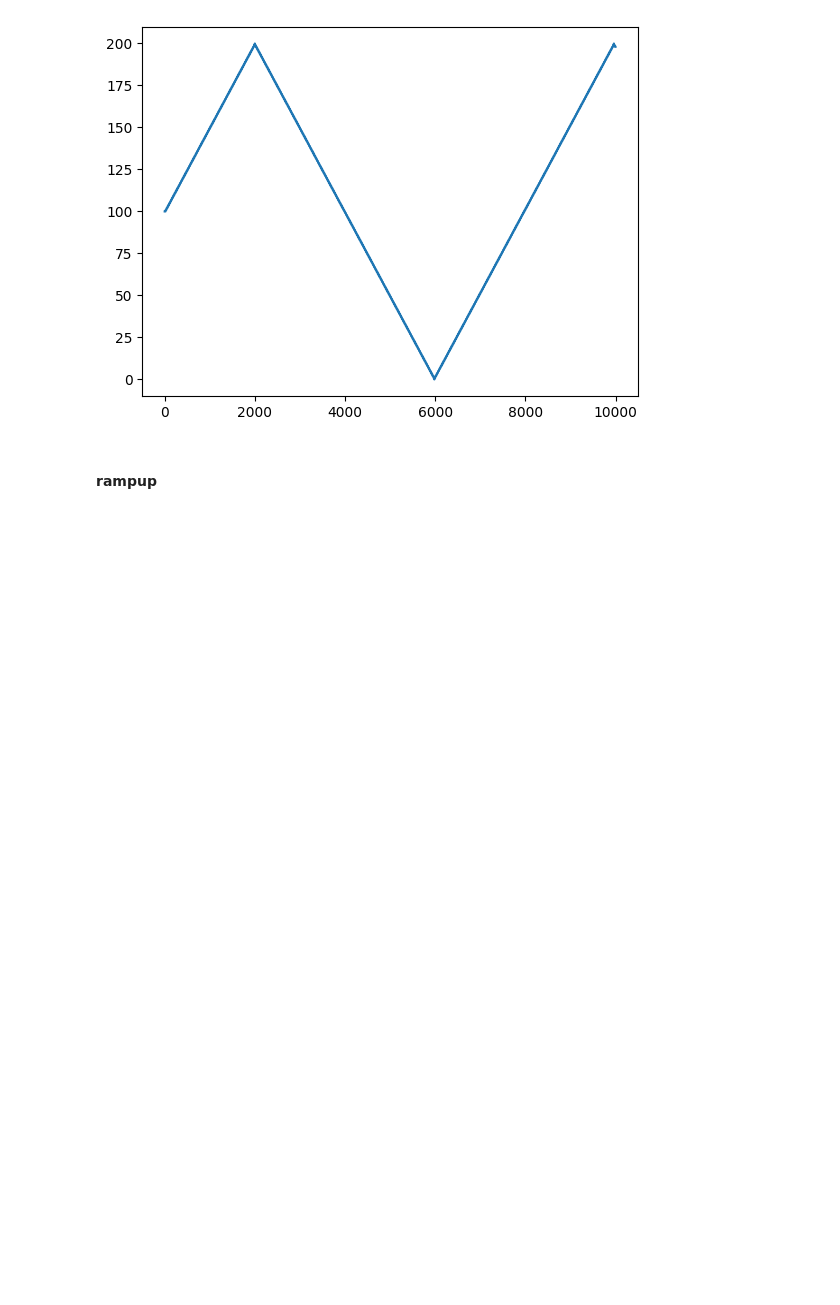
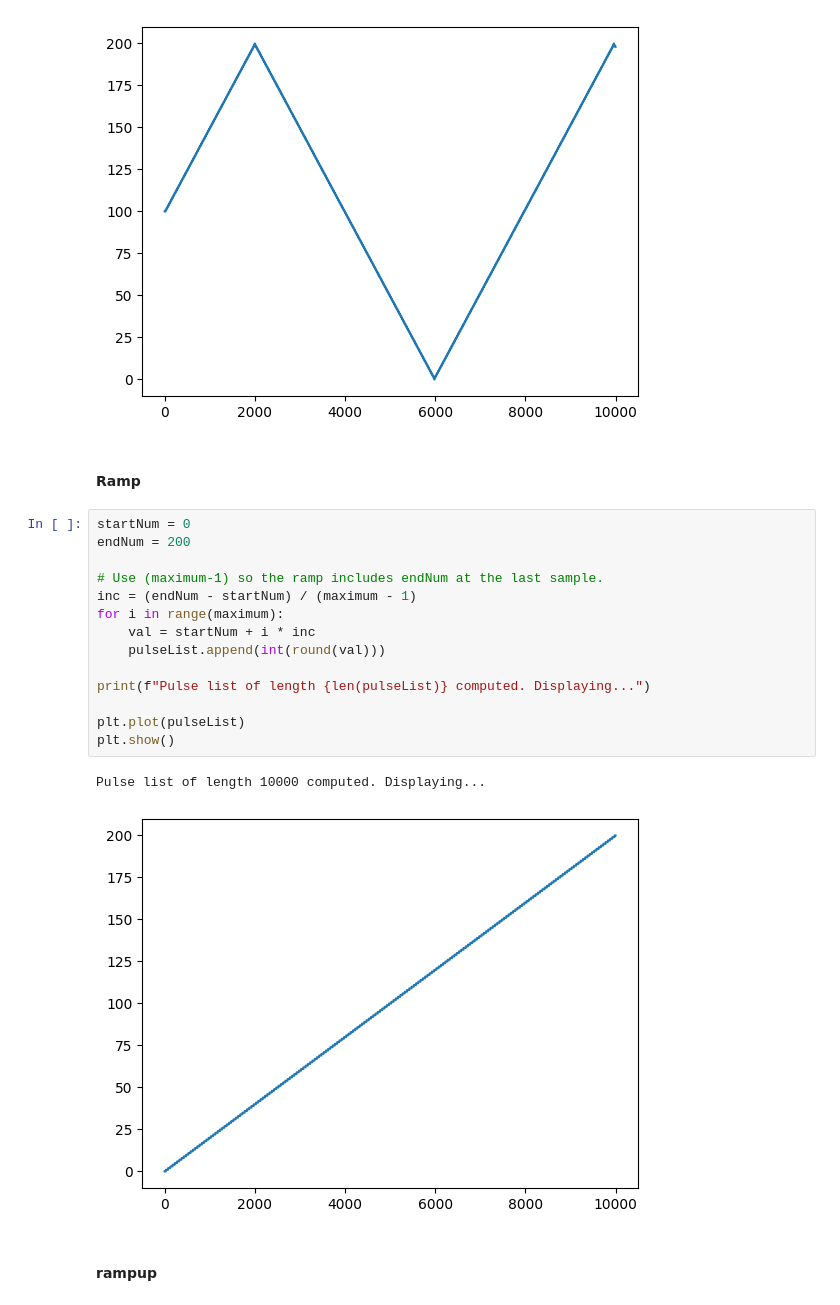
Before and after one commit to em-ep/cutiePi_controller, a Jupyter notebook: coil_test.ipynb, the cells around one changed output. Drawn from its saved outputs; the diff is of its cells as text; blank space fills up the shorter version.

```diff
--- a/coil_test.ipynb
+++ b/coil_test.ipynb
@@ -121,6 +124,25 @@ plt.plot(pulseList)
 Pulse list of length 10000 computed. Displaying...
 [<matplotlib.lines.Line2D at 0x...>]
 [figure]
+# %% [markdown]
+#### Ramp
+# %%
+startNum = 0
+endNum = 200
+
+# Use (maximum-1) so the ramp includes endNum at the last sample.
+inc = (endNum - startNum) / (maximum - 1)
+for i in range(maximum):
+    val = startNum + i * inc
+    pulseList.append(int(round(val)))
+
+print(f"Pulse list of length {len(pulseList)} computed. Displaying...")
+
+plt.plot(pulseList)
+plt.show()
+# %% [output]
+Pulse list of length 10000 computed. Displaying...
+[figure, added]
 # %% [markdown]
 #### rampup
 # %%
```
Also changed, not shown: parts of 8 cells of this notebook, 1 other file.
